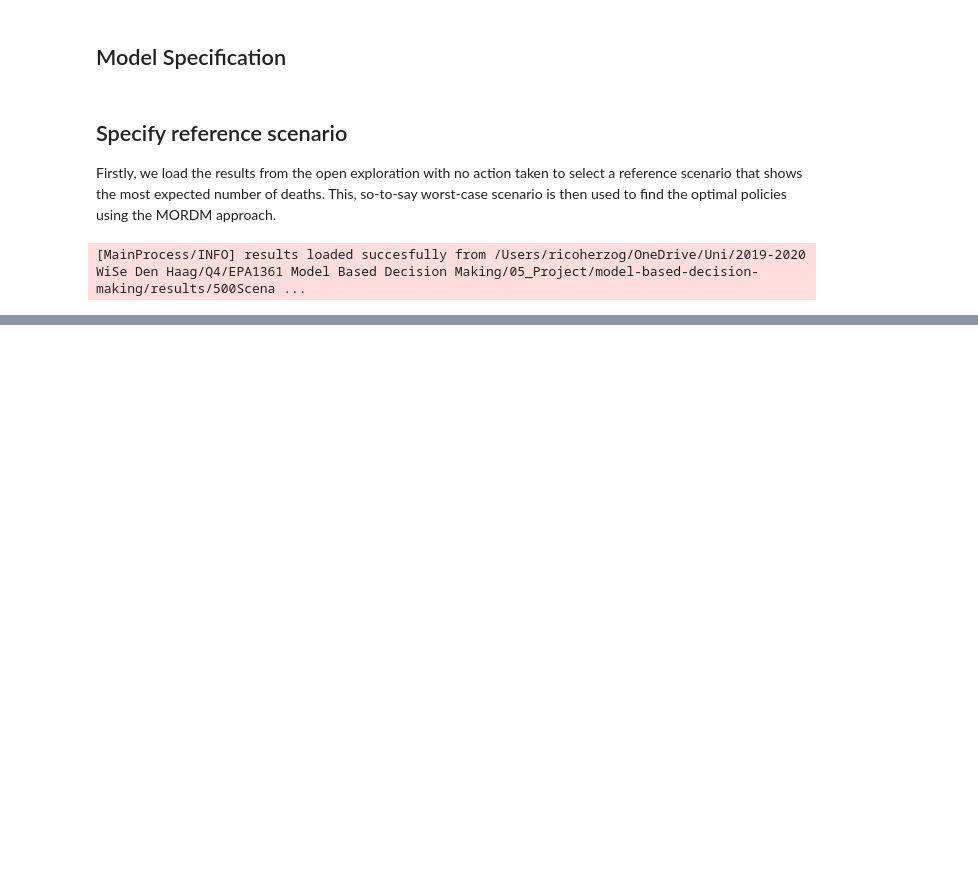
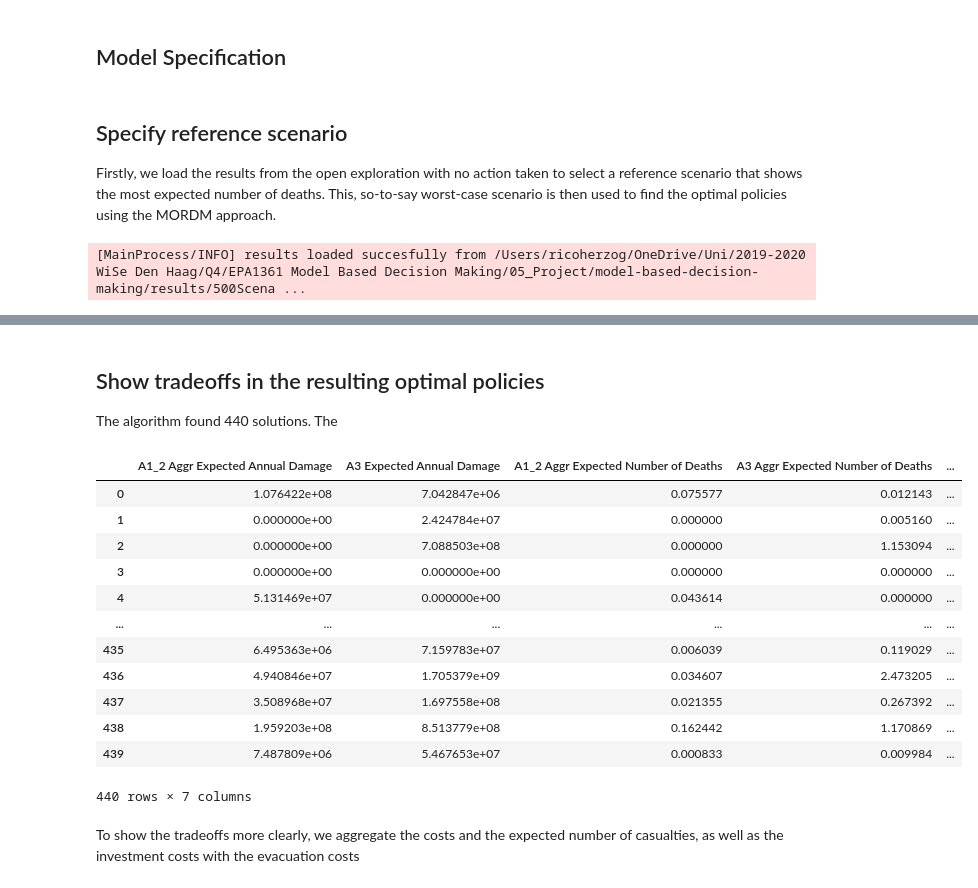
Before and after one commit to herzogrh/model-based-decision-making, a Jupyter notebook: model/2 - Multi-Scenario MORDM.ipynb, the cells around one changed output, grey strips where cells are left out. Drawn from its saved outputs; the diff is of its cells as text; code cells hidden in the pictures; blank space fills up the shorter version.

```diff
--- a/model/2 - Multi-Scenario MORDM.ipynb
+++ b/model/2 - Multi-Scenario MORDM.ipynb
@@ -106,0 +99,19 @@ Caused by: ValueError: The truth value of a Series is ambiguous. Use a.empty, a.
+# %% [markdown]
+## Show tradeoffs in the resulting optimal policies
+The algorithm found 440 solutions. The
+# %%
+results.iloc[:, 31::]
+# %% [output]
+|  | A1_2 Aggr Expected Annual Damage | A3 Expected Annual Damage | A1_2 Aggr Expected Number of Deaths | A3 Aggr Expected Number of Deaths | ... |
+| 0 | 1.076422e+08 | 7.042847e+06 | 0.075577 | 0.012143 | ... |
+| 1 | 0.000000e+00 | 2.424784e+07 | 0.000000 | 0.005160 | ... |
+| 2 | 0.000000e+00 | 7.088503e+08 | 0.000000 | 1.153094 | ... |
+| 3 | 0.000000e+00 | 0.000000e+00 | 0.000000 | 0.000000 | ... |
+| 4 | 5.131469e+07 | 0.000000e+00 | 0.043614 | 0.000000 | ... |
+| ... | ... | ... | ... | ... | ... |
+| 435 | 6.495363e+06 | 7.159783e+07 | 0.006039 | 0.119029 | ... |
+| 436 | 4.940846e+07 | 1.705379e+09 | 0.034607 | 2.473205 | ... |
+| 437 | 3.508968e+07 | 1.697558e+08 | 0.021355 | 0.267392 | ... |
+| 438 | 1.959203e+08 | 8.513779e+08 | 0.162442 | 1.170869 | ... |
+| 439 | 7.487809e+06 | 5.467653e+07 | 0.000833 | 0.009984 | ... |
+440 rows × 7 columns
@@ -106,0 +122,2 @@ Caused by: ValueError: The truth value of a Series is ambiguous. Use a.empty, a.
+# %% [markdown]
+To show the tradeoffs more clearly, we aggregate the costs and the expected number of casualties, as well as the investment costs with the evacuation costs
```
Also changed, not shown: parts of 12 cells of this notebook, 3 other files.
